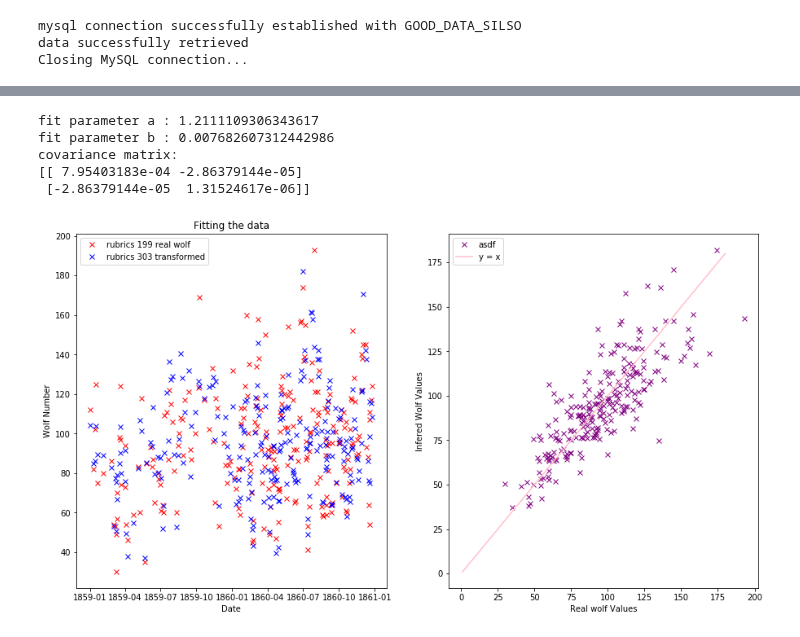
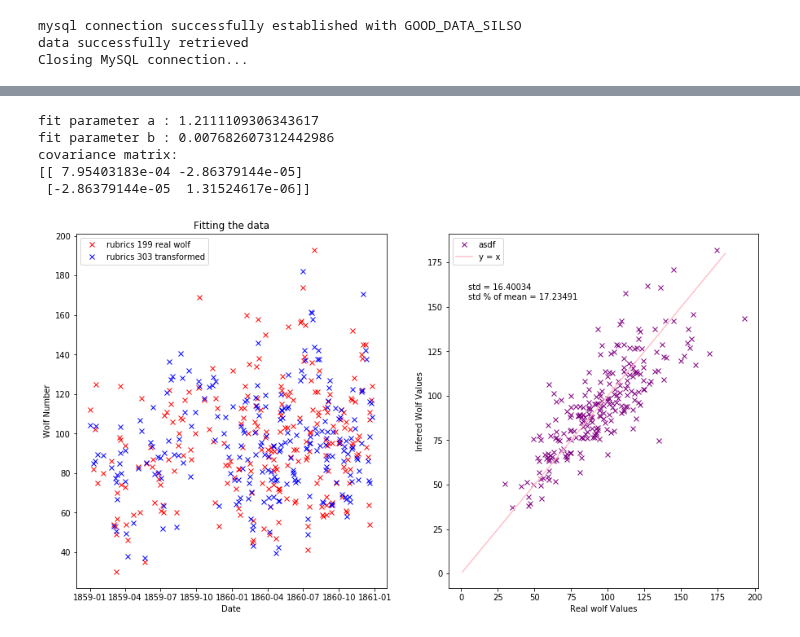
Before and after one commit to dcxSt/DATA_SILSO_HISTO_search, a Jupyter notebook: carrington_investigation_wolf.ipynb, the cells around one changed output, grey strips where cells are left out. Saved outputs shown, nothing was run; the diff lists cells and outputs as text; code cells hidden in the pictures.

```diff
--- a/carrington_investigation_wolf.ipynb
+++ b/carrington_investigation_wolf.ipynb
@@ -47,7 +128,13 @@ def r2(gf,a,b):
 # takes lists of same length
 def standard_deviation(model,data):
     var = 0
-    for i in range(len(data)):
+    n = len(data)
+    for i in range(n):
+        var += (model[i]-data[i])**2
+    var /= n-1
+    std = np.sqrt(var)
+    return std
+
 
 
 # fit
@@ -64,31 +151,37 @@ print()
 wolf_adjusted_303 = r2([ygroups303,ysunspots303],a,b)
 
 # plotting the fit would require 3 dimensions so I will just plot the residuals
 plt.figure(figsize=(15,8))
 plt.subplot(121)
 
 plt.plot(date199,ywolf199,"rx",label="rubrics 199 real wolf")
 plt.plot(date303,wolf_adjusted_303,"bx",label="rubrics 303 transformed")
 plt.legend()
 plt.xlabel("Date")
 plt.ylabel("Wolf Number")
 plt.title("Fitting the data")
 
 plt.subplot(122)
 
 plt.plot(ywolf199,wolf_adjusted_303,"x",color="purple",label="asdf")
 plt.plot(np.linspace(1,180,200),np.linspace(1,180,200),"-",color="pink",label="y = x")
 plt.legend()
 plt.xlabel("Real wolf Values")
 plt.ylabel("Infered Wolf Values")
 
+std = standard_deviation(ywolf199,wolf_adjusted_303)
+std_percent_of_mean = 100 * std / np.mean(ywolf199)
+
+plt.figtext(0.57, 0.74, 'std = '+str(round(std,5))+"\nstd % of mean = "+str(round(std_percent_of_mean,5)))
+
 # calculate the standard deviation of my estimates from the real thing
 
+plt.savefig("carrington_fit_wolf.png")
 plt.show()
 # %% [output]
 fit parameter a : 1.2111109306343617
 fit parameter b : 0.007682607312442986
 covariance matrix:
 [[ 7.95403183e-04 -2.86379144e-05]
  [-2.86379144e-05  1.31524617e-06]]
-[figure, old version]
+[figure, new version]
```
Also changed, not shown: parts of 1 cell of this notebook, 7 other files.
